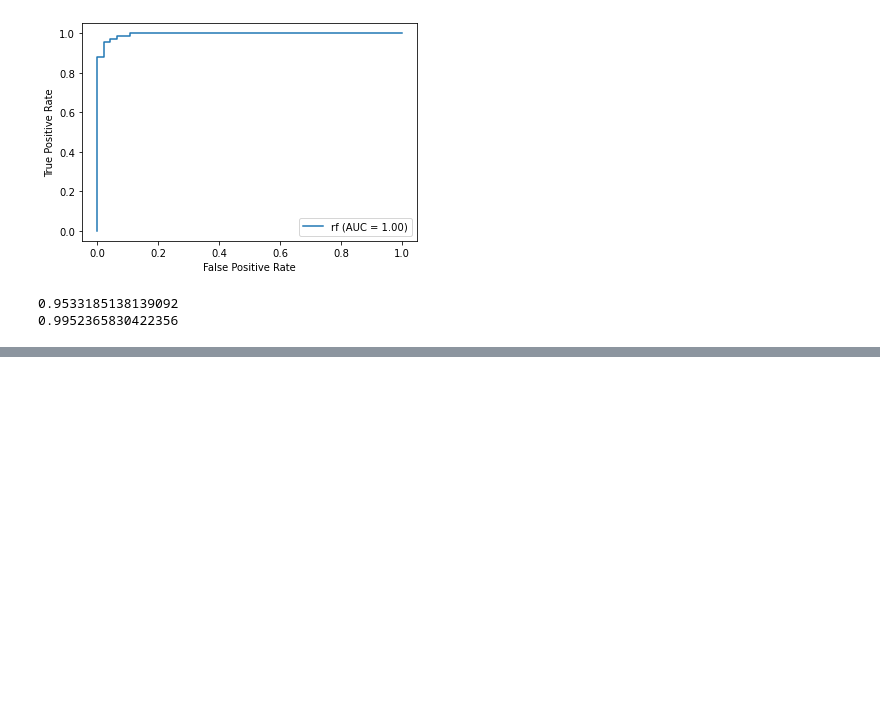
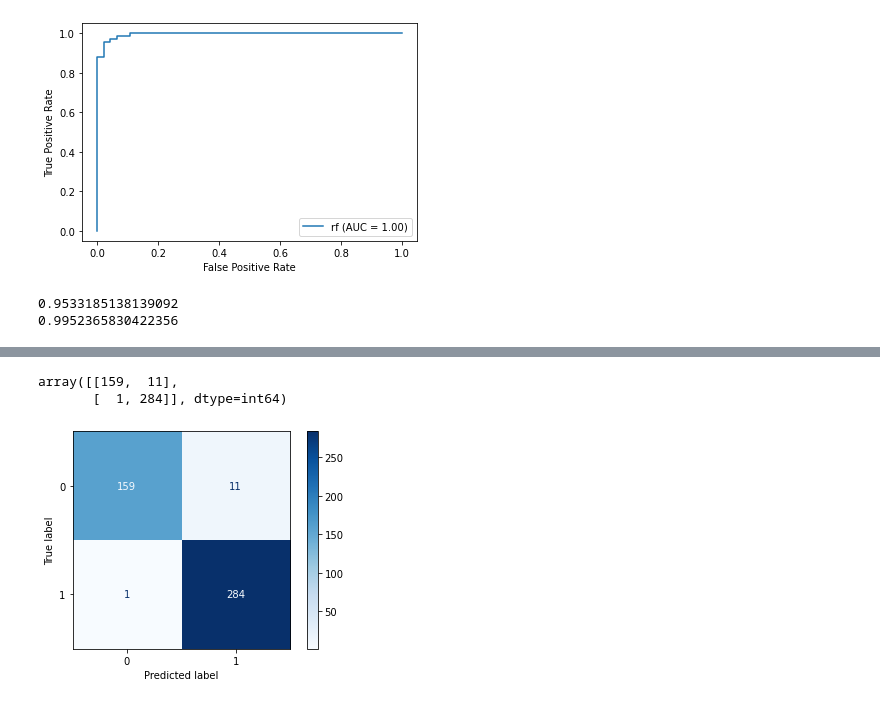
Before and after one commit to shina1221/SSAC_2021, a Jupyter notebook: class_study/07.machine learning/03/05장 개인.ipynb, the cells around one changed output, grey strips where cells are left out. Drawn from its saved outputs; the diff is of its cells as text; code cells hidden in the pictures; blank space fills up the shorter version.

```diff
--- a/class_study/07.machine learning/03/05장 개인.ipynb
+++ b/class_study/07.machine learning/03/05장 개인.ipynb
@@ -1026,0 +1040,7 @@ print(roc_auc_rf)
+# %%
+X, y = load_breast_cancer(return_X_y=True)
+
+X_train, X_test, y_train, y_test = train_test_split(X, y, test_size=0.2,
+                                                   stratify=y, random_state=0)
+
+X_train.shape, y_train.shape
@@ -1026,0 +1055,6 @@ print(roc_auc_rf)
+# %%
+#모델 생성 및 학습
+tree = DecisionTreeClassifier(max_depth=3, random_state=0)
+rf = RandomForestClassifier(max_depth=2, n_estimators=200, random_state=0)
+tree.fit(X_train, y_train)
+rf.fit(X_train, y_train)
@@ -1026,0 +1063,13 @@ print(roc_auc_rf)
+# %%
+#추론
+pred_train_tree = tree.predict(X_train) #최종 class 예측
+pred_test_tree = tree.predict(X_test)
+
+pred_train_prob_tree = tree.predict_proba(X_train)[:,1] #확률 예측(positive 확률만)
+pred_test_prob_tree = tree.predict_proba(X_test)[:,1]
+
+pred_train_rf = rf.predict(X_train)
+pred_test_rf = rf.predict(X_test)
+
+pred_train_prob_rf = rf.predict_proba(X_train)[:,1]
+pred_test_prob_rf = rf.predict_proba(X_test)[:,1]
@@ -1026,0 +1133,18 @@ print(roc_auc_rf)
+# %%
+#confusion matrix
+confusion_matrix(y_train, pred_train_tree)
+# %% [output]
+array([[159,  11],
+       [  1, 284]], dtype=int64)
+# %%
+def Display_confusion_matrix(y, pred, title):
+    """
+    confusion_matrix 시각화
+    """
+    cm = confusion_matrix(y, pred)
+    disp = ConfusionMatrixDisplay(cm)
+    disp.plot(cmap='Blues')
+# %%
+Display_confusion_matrix(y_train, pred_train_tree, 'DecisionTree-Trainset')
+# %% [output]
+[figure, added]
```
Also changed, not shown: parts of 14 cells of this notebook.
